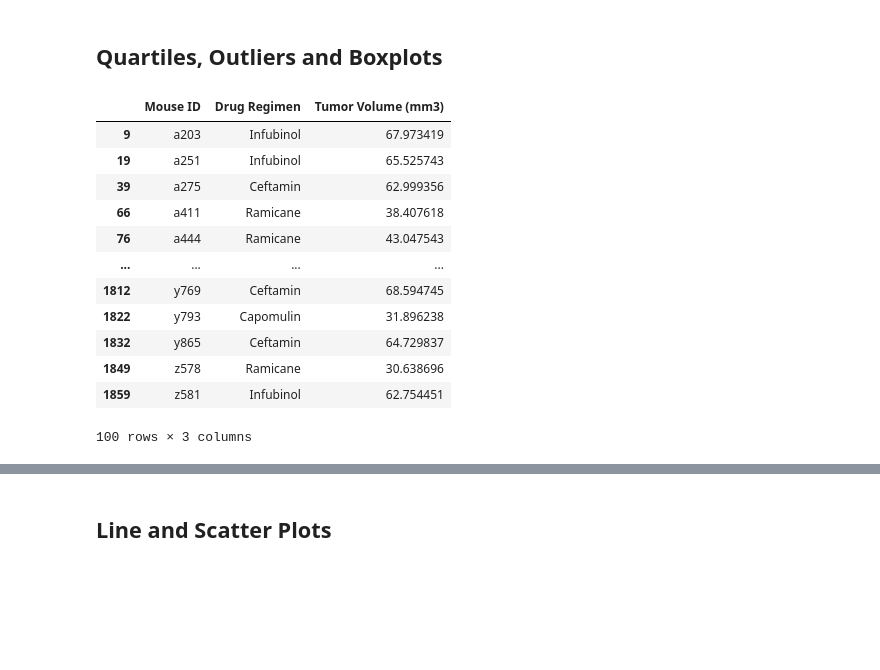
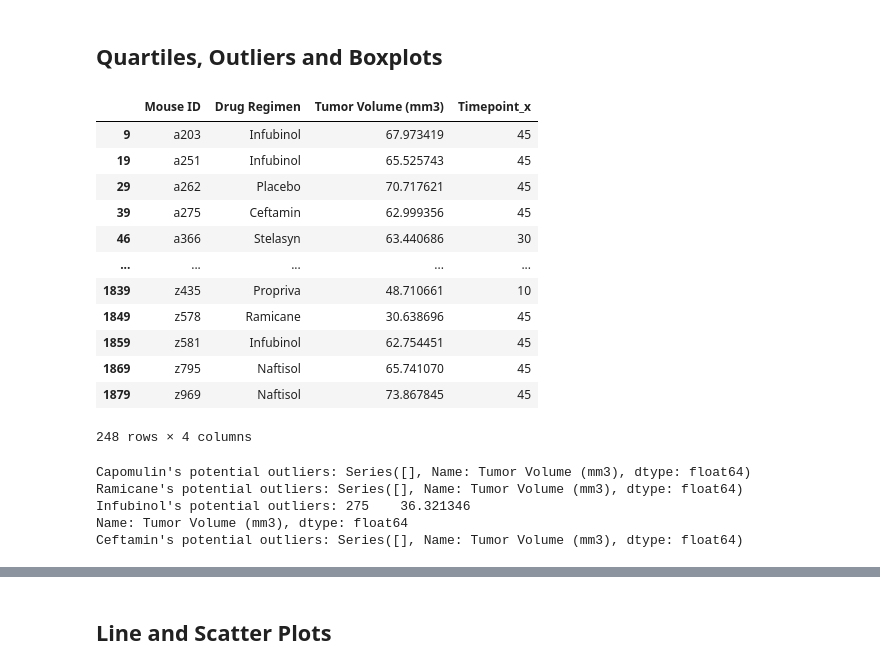
Before and after one commit to KristenScaletta/matplotlib_challenge, a Jupyter notebook: pymaceuticals.ipynb, the cells around one changed output, grey strips where cells are left out. Drawn from its saved outputs; the diff is of its cells as text; code cells hidden in the pictures; blank space fills up the shorter version.

```diff
--- a/pymaceuticals.ipynb
+++ b/pymaceuticals.ipynb
@@ -233,37 +231,36 @@ plt.pie(gender_df, labels=labels,
 # %%
 # Calculate the final tumor volume of each mouse across four of the treatment regimens:
 # Capomulin, Ramicane, Infubinol, and Ceftamin
 
 # Start by getting the last (greatest) timepoint for each mouse
 final_mouse = mice_df[['Mouse ID', 'Timepoint']].sort_values(by=['Mouse ID', 'Timepoint'])
 final_mouse = final_mouse.drop_duplicates(subset=['Mouse ID'], keep='last')
 
 # Merge this group df with the original dataframe to get the tumor volume at the last timepoint
 timepoint = final_mouse.merge(
     mice_df,
     on='Mouse ID',
     how='inner',
     sort=False)
 timepoint = timepoint.sort_values(by=['Mouse ID', 'Timepoint_x'])
 timepoint = timepoint.drop_duplicates(subset=['Mouse ID'], keep='last')
 
 #calculates tumor volume across four specified treatment regimens
-tumor_volume = timepoint[['Mouse ID', 'Drug Regimen', 'Tumor Volume (mm3)']]
-tumor_volume = tumor_volume.loc[(tumor_volume['Drug Regimen'] == "Capomulin") | (tumor_volume['Drug Regimen'] == "Ramicane") | (tumor_volume['Drug Regimen'] == "Infubinol") | (tumor_volume['Drug Regimen'] == "Ceftamin")]
+tumor_volume = timepoint[['Mouse ID', 'Drug Regimen', 'Tumor Volume (mm3)', 'Timepoint_x']]
 tumor_volume
 # %% [output]
-|  | Mouse ID | Drug Regimen | Tumor Volume (mm3) |
-| 9 | a203 | Infubinol | 67.973419 |
-| 19 | a251 | Infubinol | 65.525743 |
-| 39 | a275 | Ceftamin | 62.999356 |
-| 66 | a411 | Ramicane | 38.407618 |
-| 76 | a444 | Ramicane | 43.047543 |
-| ... | ... | ... | ... |
-| 1812 | y769 | Ceftamin | 68.594745 |
-| 1822 | y793 | Capomulin | 31.896238 |
-| 1832 | y865 | Ceftamin | 64.729837 |
-| 1849 | z578 | Ramicane | 30.638696 |
-| 1859 | z581 | Infubinol | 62.754451 |
+|  | Mouse ID | Drug Regimen | Tumor Volume (mm3) | Timepoint_x |
+| 9 | a203 | Infubinol | 67.973419 | 45 |
+| 19 | a251 | Infubinol | 65.525743 | 45 |
+| 29 | a262 | Placebo | 70.717621 | 45 |
+| 39 | a275 | Ceftamin | 62.999356 | 45 |
+| 46 | a366 | Stelasyn | 63.440686 | 30 |
+| ... | ... | ... | ... | ... |
+| 1839 | z435 | Propriva | 48.710661 | 10 |
+| 1849 | z578 | Ramicane | 30.638696 | 45 |
+| 1859 | z581 | Infubinol | 62.754451 | 45 |
+| 1869 | z795 | Naftisol | 65.741070 | 45 |
+| 1879 | z969 | Naftisol | 73.867845 | 45 |
-100 rows × 3 columns
+248 rows × 4 columns
 # %%
 # Put treatments into a list for for loop (and later for plot labels)
@@ -285 +271,20 @@ tumor_vol_data = []
+# %%
+# Calculate the IQR and quantitatively determine if there are any potential outliers.
+for treatment in treatments:
+    tumor_volume_series = tumor_volume.loc[(tumor_volume['Drug Regimen'] == treatment)]['Tumor Volume (mm3)']
+    tumor_vol_data.append(tumor_volume_series)
+    quartiles = tumor_volume_series.quantile([.25,.5,.75])
+    lowerq = quartiles[0.25]
+    upperq = quartiles[0.75]
+    iqr = upperq-lowerq
+    lower_bound = lowerq - (1.5*iqr)
+    upper_bound = upperq + (1.5*iqr)
+    tumor_volume_outliers = tumor_volume_series.loc[(tumor_volume_series < lower_bound) | (tumor_volume_series > upper_bound)]
+    print(f"{treatment}'s potential outliers: {tumor_volume_outliers}")
+# %% [output]
+Capomulin's potential outliers: Series([], Name: Tumor Volume (mm3), dtype: float64)
+Ramicane's potential outliers: Series([], Name: Tumor Volume (mm3), dtype: float64)
+Infubinol's potential outliers: 275    36.321346
+Name: Tumor Volume (mm3), dtype: float64
+Ceftamin's potential outliers: Series([], Name: Tumor Volume (mm3), dtype: float64)
 # %%
```
Also changed, not shown: parts of 12 cells of this notebook.
